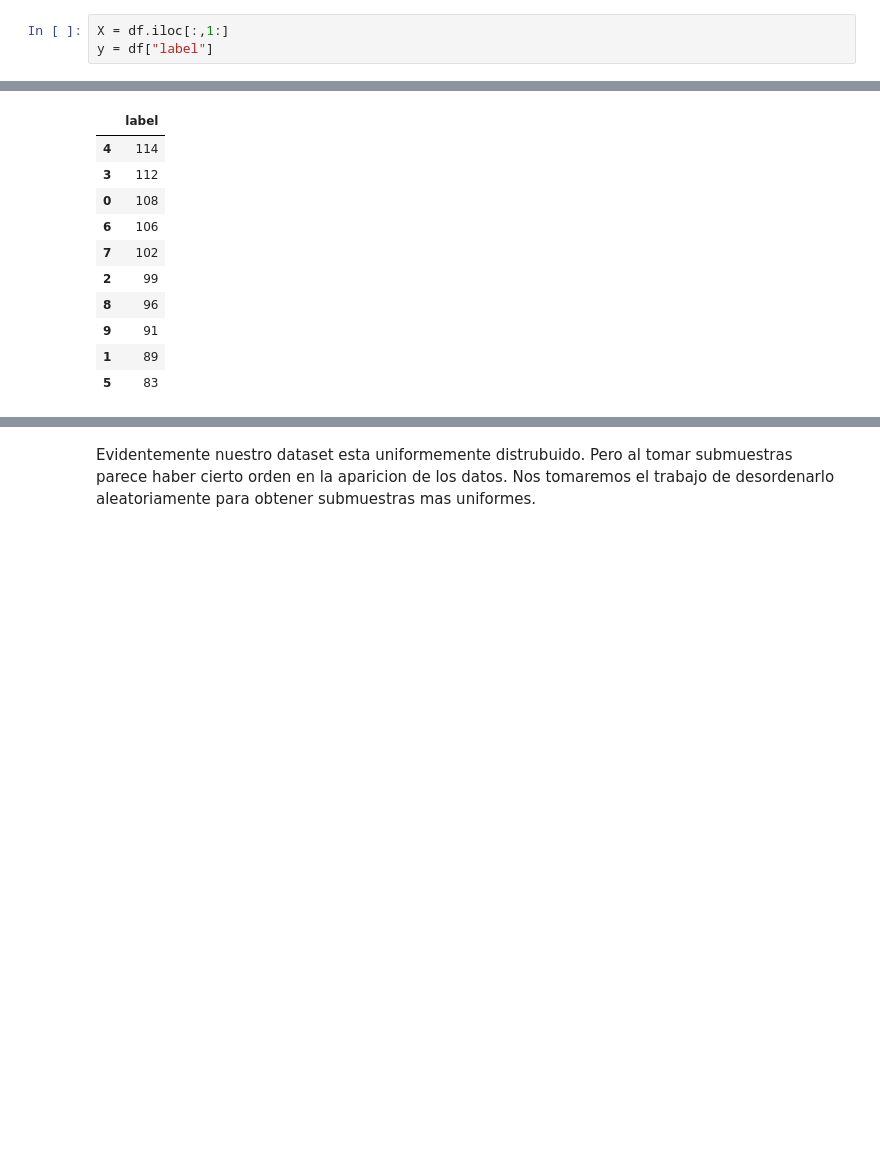
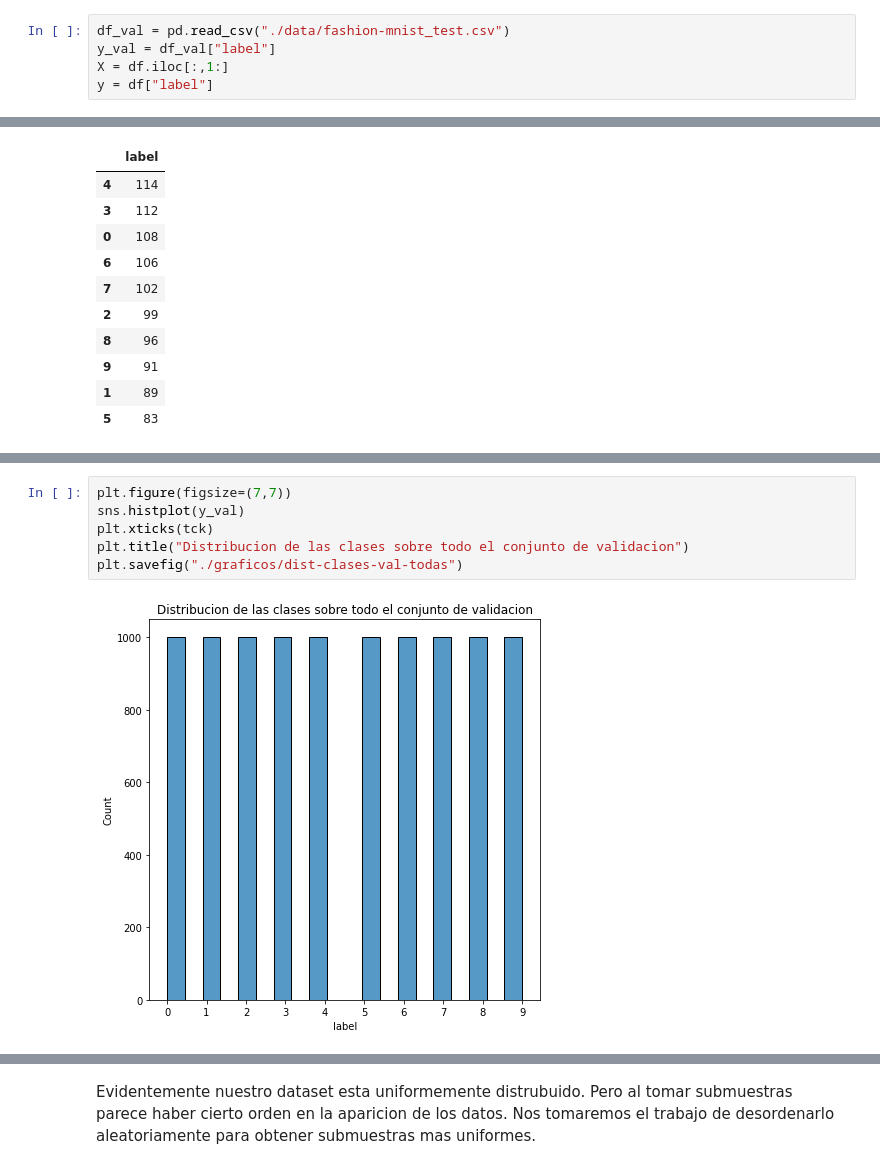
Before and after one commit to mszsorondo/metnum-TP4, a Jupyter notebook: experimentacion_basica.ipynb, the cells around one changed output, grey strips where cells are left out. Cells and saved outputs as stored; diff of their text form; blank space fills up the shorter version.

```diff
--- a/experimentacion_basica.ipynb
+++ b/experimentacion_basica.ipynb
@@ -11,6 +11,8 @@ from sklearn.metrics import classification_report
 # %%
 df = pd.read_csv("./data/fashion-mnist_train.csv")
 # %%
+df_val = pd.read_csv("./data/fashion-mnist_test.csv")
+y_val = df_val["label"]
 X = df.iloc[:,1:]
 y = df["label"]
 # %%
@@ -142 +154,9 @@ submuestra_y
+# %%
+plt.figure(figsize=(7,7))
+sns.histplot(y_val)
+plt.xticks(tck)
+plt.title("Distribucion de las clases sobre todo el conjunto de validacion")
+plt.savefig("./graficos/dist-clases-val-todas")
+# %% [output]
+[figure, added]
 # %%
```
Also changed, not shown: parts of 14 cells of this notebook.
